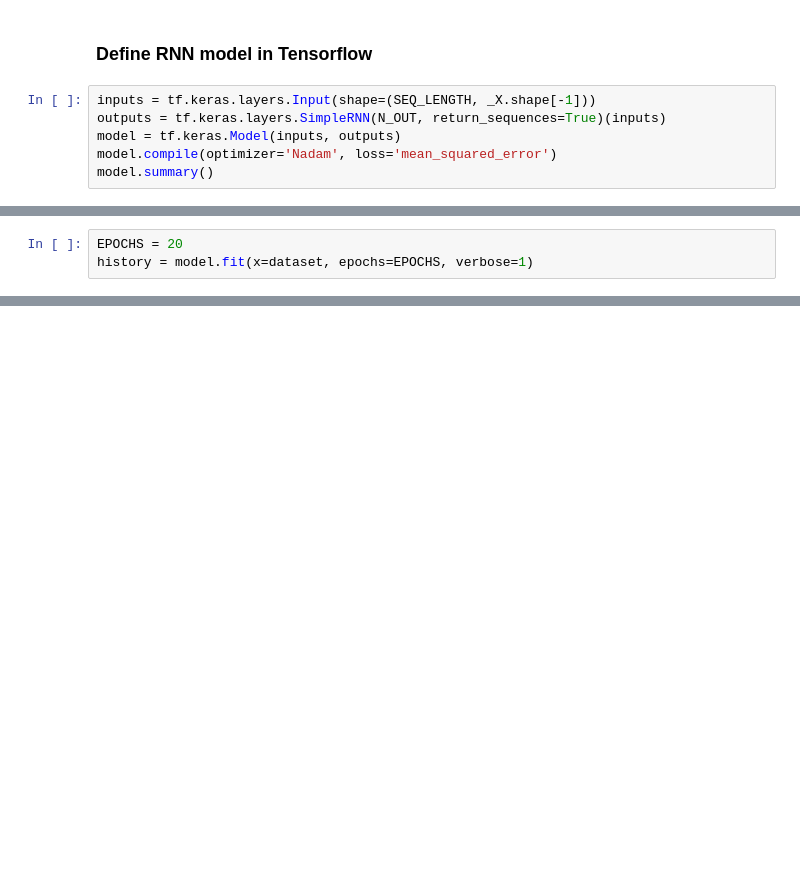
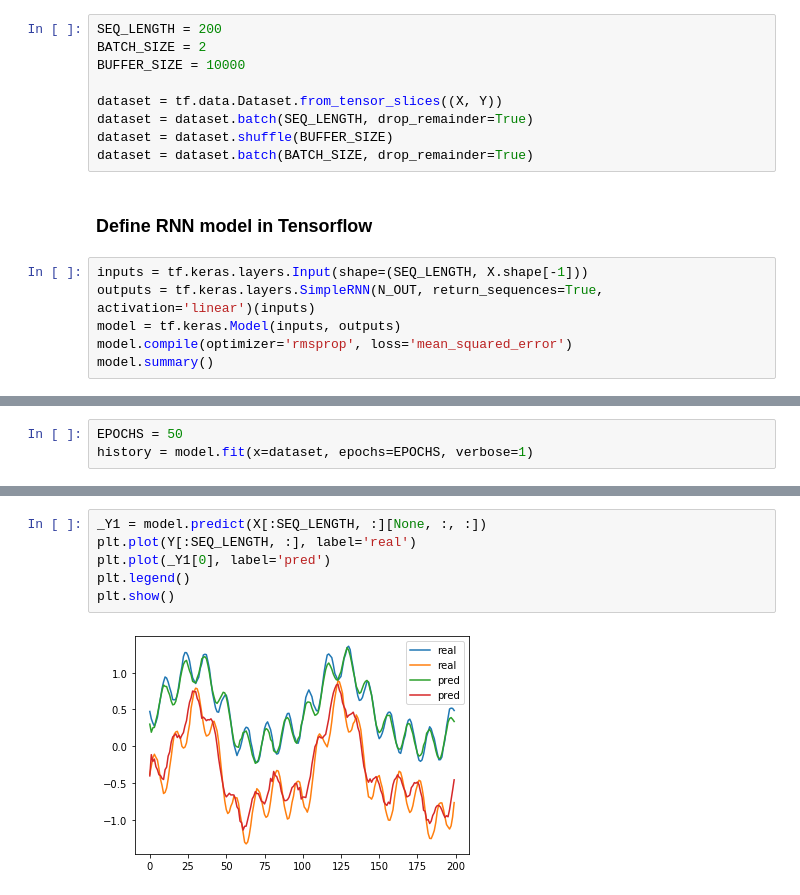
Before and after one commit to SachsLab/IntracranialNeurophysDL, a Jupyter notebook: notebooks/05_01_intro_to_RNNs.ipynb, the cells around one changed output, grey strips where cells are left out. Drawn from its saved outputs; the diff is of its cells as text; blank space fills up the shorter version.

```diff
--- a/notebooks/05_01_intro_to_RNNs.ipynb
+++ b/notebooks/05_01_intro_to_RNNs.ipynb
@@ -131,9 +107,18 @@ tf.Tensor(
+# %%
+SEQ_LENGTH = 200
+BATCH_SIZE = 2
+BUFFER_SIZE = 10000
+
+dataset = tf.data.Dataset.from_tensor_slices((X, Y))
+dataset = dataset.batch(SEQ_LENGTH, drop_remainder=True)
+dataset = dataset.shuffle(BUFFER_SIZE)
+dataset = dataset.batch(BATCH_SIZE, drop_remainder=True)
 # %% [markdown]
 ### Define RNN model in Tensorflow
 # %%
-inputs = tf.keras.layers.Input(shape=(SEQ_LENGTH, _X.shape[-1]))
-outputs = tf.keras.layers.SimpleRNN(N_OUT, return_sequences=True)(inputs)
+inputs = tf.keras.layers.Input(shape=(SEQ_LENGTH, X.shape[-1]))
+outputs = tf.keras.layers.SimpleRNN(N_OUT, return_sequences=True, activation='linear')(inputs)
 model = tf.keras.Model(inputs, outputs)
-model.compile(optimizer='Nadam', loss='mean_squared_error')
+model.compile(optimizer='rmsprop', loss='mean_squared_error')
 model.summary()
 # %% [output]
@@ -150,6 +135,6 @@ Trainable params: 12
 Non-trainable params: 0
 _________________________________________________________________
 # %%
-EPOCHS = 20
+EPOCHS = 50
 history = model.fit(x=dataset, epochs=EPOCHS, verbose=1)
 # %% [output]
@@ -157,0 +158,8 @@ ValueError: Empty training data.
+# %%
+_Y1 = model.predict(X[:SEQ_LENGTH, :][None, :, :])
+plt.plot(Y[:SEQ_LENGTH, :], label='real')
+plt.plot(_Y1[0], label='pred')
+plt.legend()
+plt.show()
+# %% [output]
+[figure, added]
```
Also changed, not shown: parts of 14 cells of this notebook.
